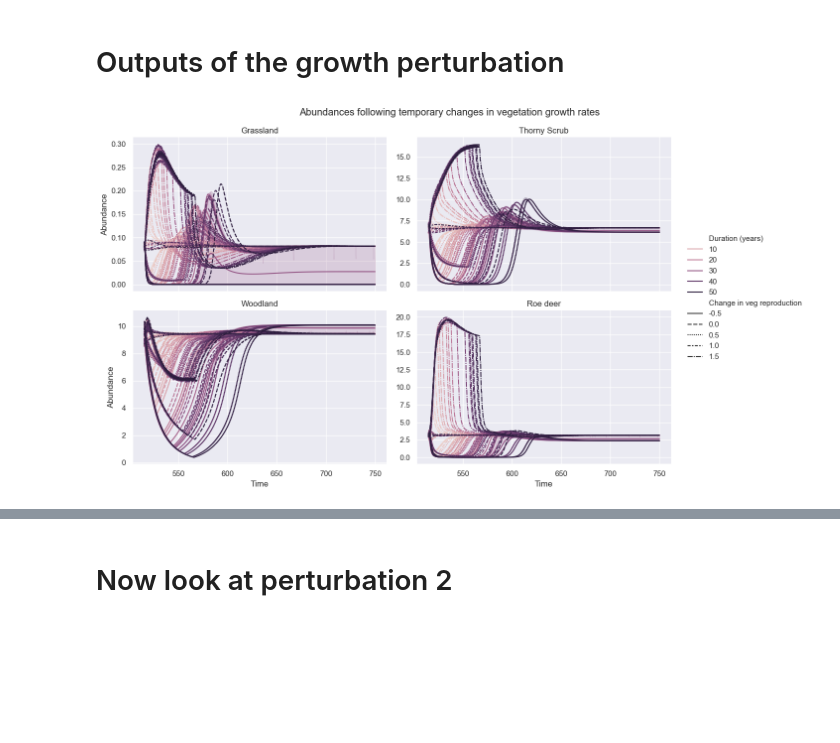
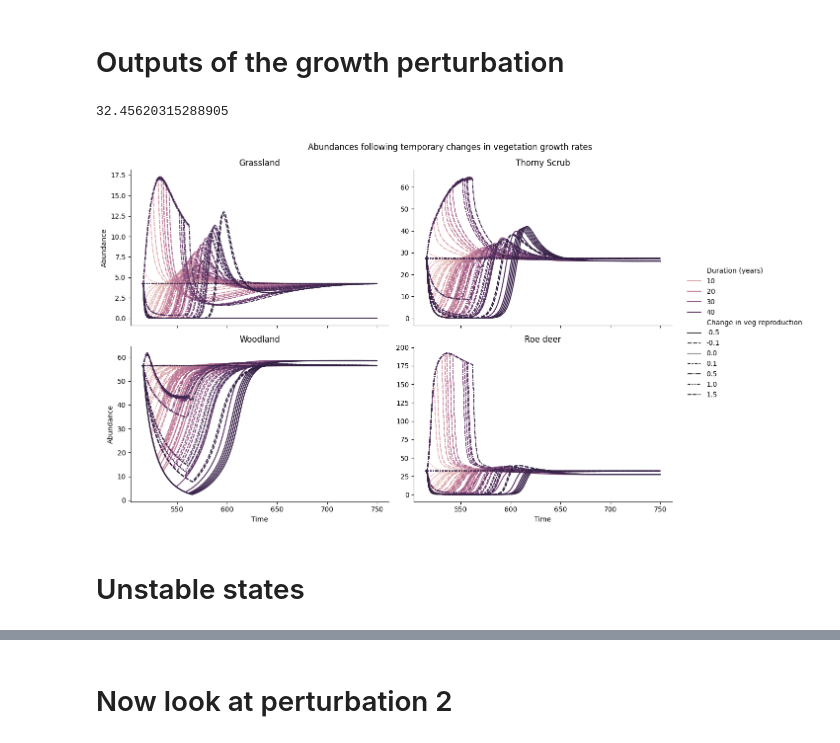
Before and after one commit to emjneil/rewilding_resilience, a Jupyter notebook: ode_experiments.ipynb, the cells around one changed output, grey strips where cells are left out. Drawn from its saved outputs; the diff is of its cells as text; code cells hidden in the pictures; blank space fills up the shorter version.

```diff
--- a/ode_experiments.ipynb
+++ b/ode_experiments.ipynb
@@ -9,8 +9,13 @@ import matplotlib.cm as cm
 # %% [markdown]
 # Outputs of the growth perturbation
 # %%
-ode_df_landscape = pd.read_csv('eem_growth_exp_landscape.csv').drop(['Unnamed: 0'], axis=1)
+# ode_df_landscape = pd.read_csv('eem_growth_exp_landscape.csv').drop(['Unnamed: 0'], axis=1)
 ode_df_timeseries = pd.read_csv('eem_growth_exp_timeseries.csv').drop(['Unnamed: 0'], axis=1)
+# turn veg into percentages for interpretation on graph
+ode_df_timeseries["grasslandParkland"] = ode_df_timeseries["grasslandParkland"] * 89.9
+ode_df_timeseries["thornyScrub"] = ode_df_timeseries["thornyScrub"] * 4.3
+ode_df_timeseries["woodland"] = ode_df_timeseries["woodland"] * 5.8
+ode_df_timeseries["roeDeer"] = ode_df_timeseries["roeDeer"] * 12
 # %%
 # adjust df for graphing
 melted_df = ode_df_timeseries.melt(id_vars=['time', 'magnitude', 'repro_changes'],
@@ -26,27 +34,35 @@ df = df.loc[df["time"] <= 750]
+# %%
+x = df.loc[df["Variable"] == "grasslandParkland"]
+y = x.loc[x["Value"] == 0]
+y["Duration (years)"].min()
+# %% [output]
+32.45620315288905
 # %%
-
 # Create a FacetGrid with subplots
 g = sns.FacetGrid(df, col='Variable', col_wrap=2, height=4, aspect=1.5, sharey=False)
 
 # Plot lineplot for each variable
-g.map_dataframe(sns.lineplot, x='time', y='Value', hue='Duration (years)', style='Change in veg reproduction')
+g.map_dataframe(sns.lineplot, x='time', y='Value', hue='Duration (years)', style='Change in veg reproduction', ci=None, estimator = None)
 
 # Set axis labels
 g.set_axis_labels('Time', 'Abundance')
 
 # Set title for each subplot
 titles = ['Grassland', 'Thorny Scrub', 'Woodland', 'Roe deer']
 for ax, title in zip(g.axes.flat, titles):
     ax.set_title(title)
 
 # add legend
 g.add_legend()
 
 plt.suptitle('Abundances following temporary changes in vegetation growth rates')
+
 # Adjust spacing between subplots
 g.tight_layout()
 
 # Display the plot
 plt.show()
 # %% [output]
-[figure, old version]
+[figure, new version]
+# %% [markdown]
+# Unstable states
```
Also changed, not shown: parts of 32 cells of this notebook, 13 other files.
